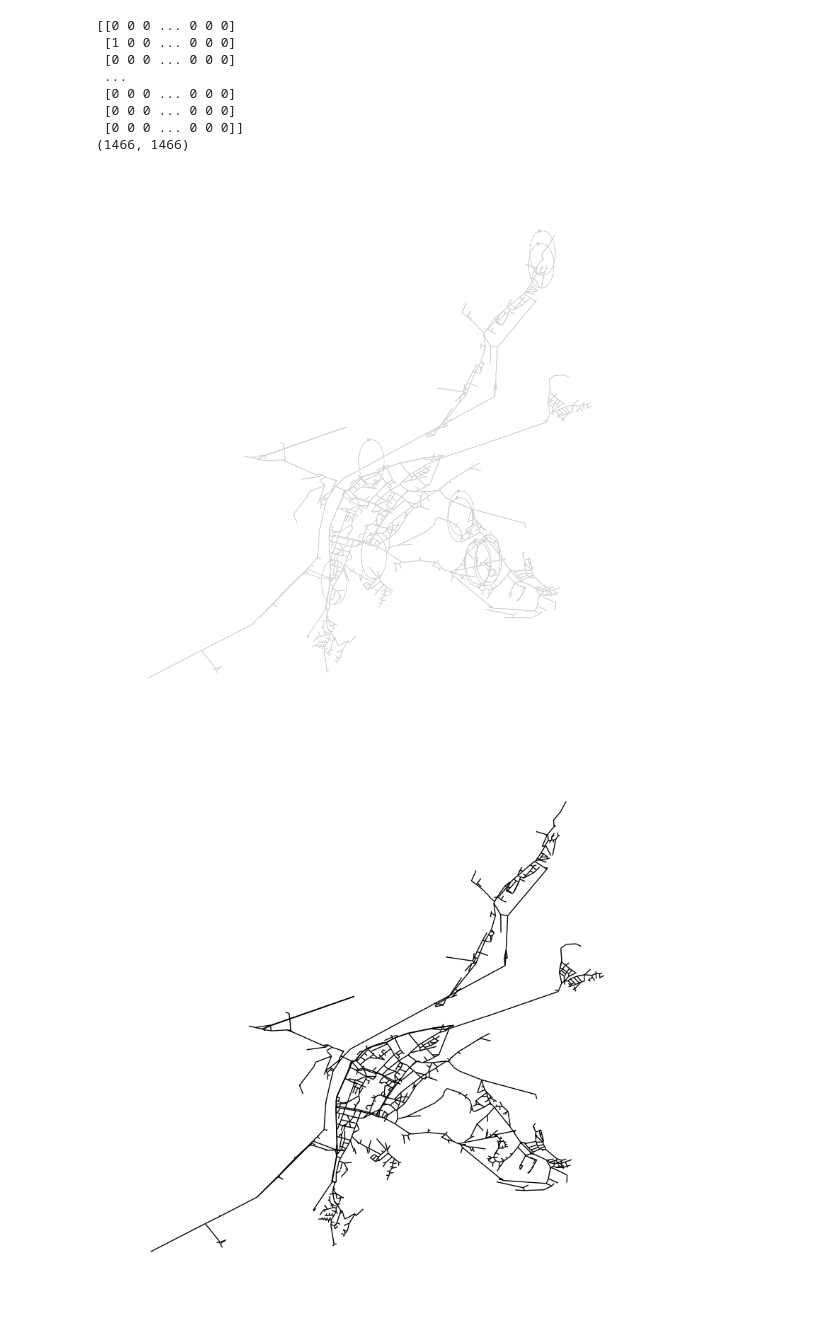
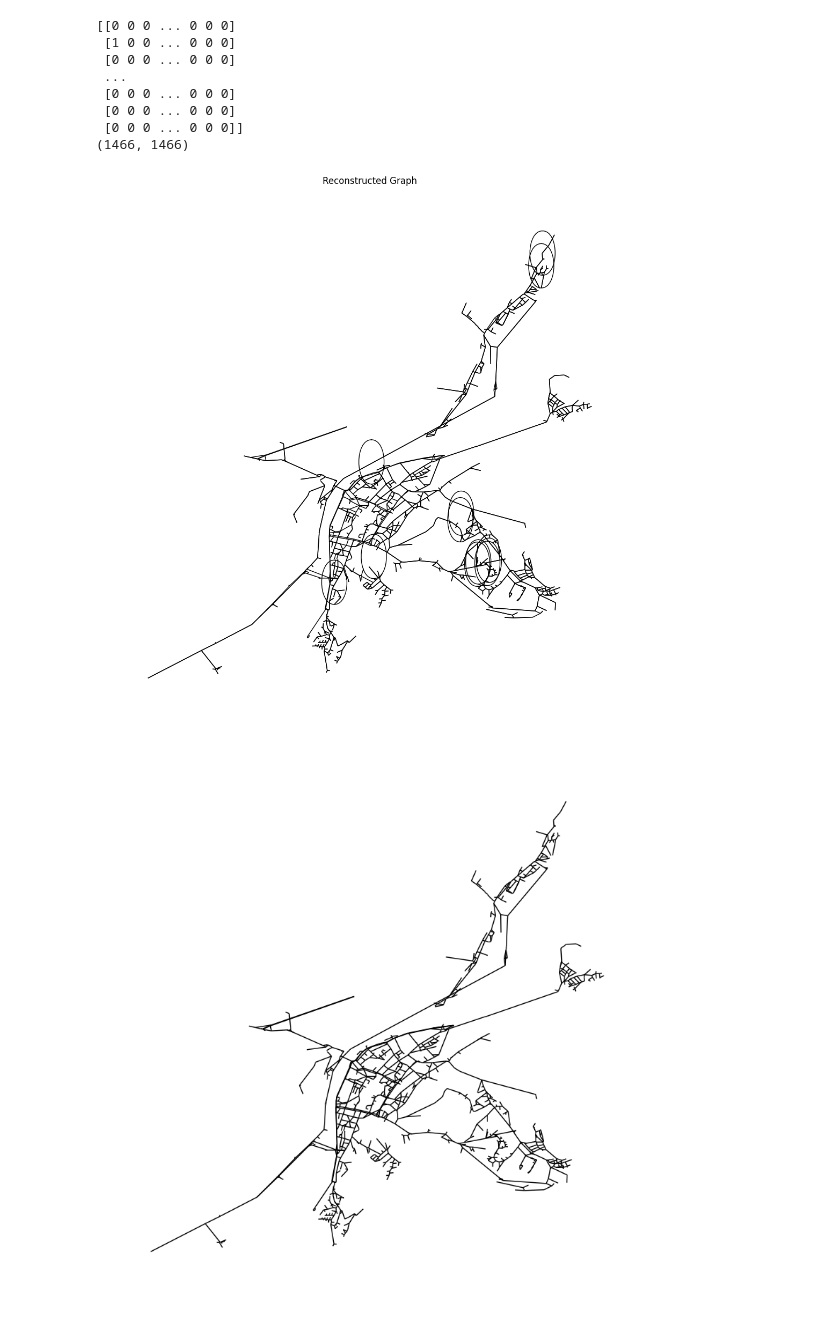
Before and after one commit to naveen-malla/Synthetic_City_Generator, a Jupyter notebook: get_trier_map.ipynb, the cells around one changed output. Saved outputs shown, nothing was run; the diff lists cells and outputs as text; code cells hidden in the pictures.

Commit message:
change color while plotting

```diff
--- a/get_trier_map.ipynb
+++ b/get_trier_map.ipynb
@@ -122,36 +122,36 @@ nodes.to_csv("node_coordinates.csv")
 import osmnx as ox
 import networkx as nx
 import numpy as np
 import pandas as pd
 import matplotlib.pyplot as plt
 
 # Load adjacency matrix and node coordinates
 loaded_dense_matrix = np.loadtxt("adjacency_matrix.csv", delimiter=",")
 loaded_nodes = pd.read_csv("node_coordinates.csv", index_col=0)
 
 # Create the graph from the adjacency matrix
 reconstructed_G = nx.from_numpy_array(loaded_dense_matrix, create_using=nx.DiGraph())
 
 # Assign IDs correctly
 mapping = {i: index for i, index in enumerate(loaded_nodes.index)}
 
 # Relabel nodes in the graph
 reconstructed_G = nx.relabel_nodes(reconstructed_G, mapping)
 
 # Add coordinates to nodes
 for node_id, node_data in loaded_nodes.iterrows():
     nx.set_node_attributes(reconstructed_G, {node_id: {'y': node_data['y'], 'x': node_data['x']}})
 
 # Extract the positions dictionary for node placement
 positions = {node_id: (data['x'], data['y']) for node_id, data in loaded_nodes.iterrows()}
 
 # Plot the graph using NetworkX without nodes and labels
 plt.figure(figsize=(10, 10), facecolor='black')
-nx.draw(reconstructed_G, pos=positions, with_labels=False, arrows=False, node_size=0, edge_color='lightgray')
-plt.title('Reconstructed Graph', color='white')
+nx.draw(reconstructed_G, pos=positions, with_labels=False, arrows=False, node_size=0, edge_color='black')
+plt.title('Reconstructed Graph', color='black')
 plt.show()
 # %% [output]
-[figure, old version]
+[figure, new version]
 # %%
 import osmnx as ox
 import networkx as nx
```
